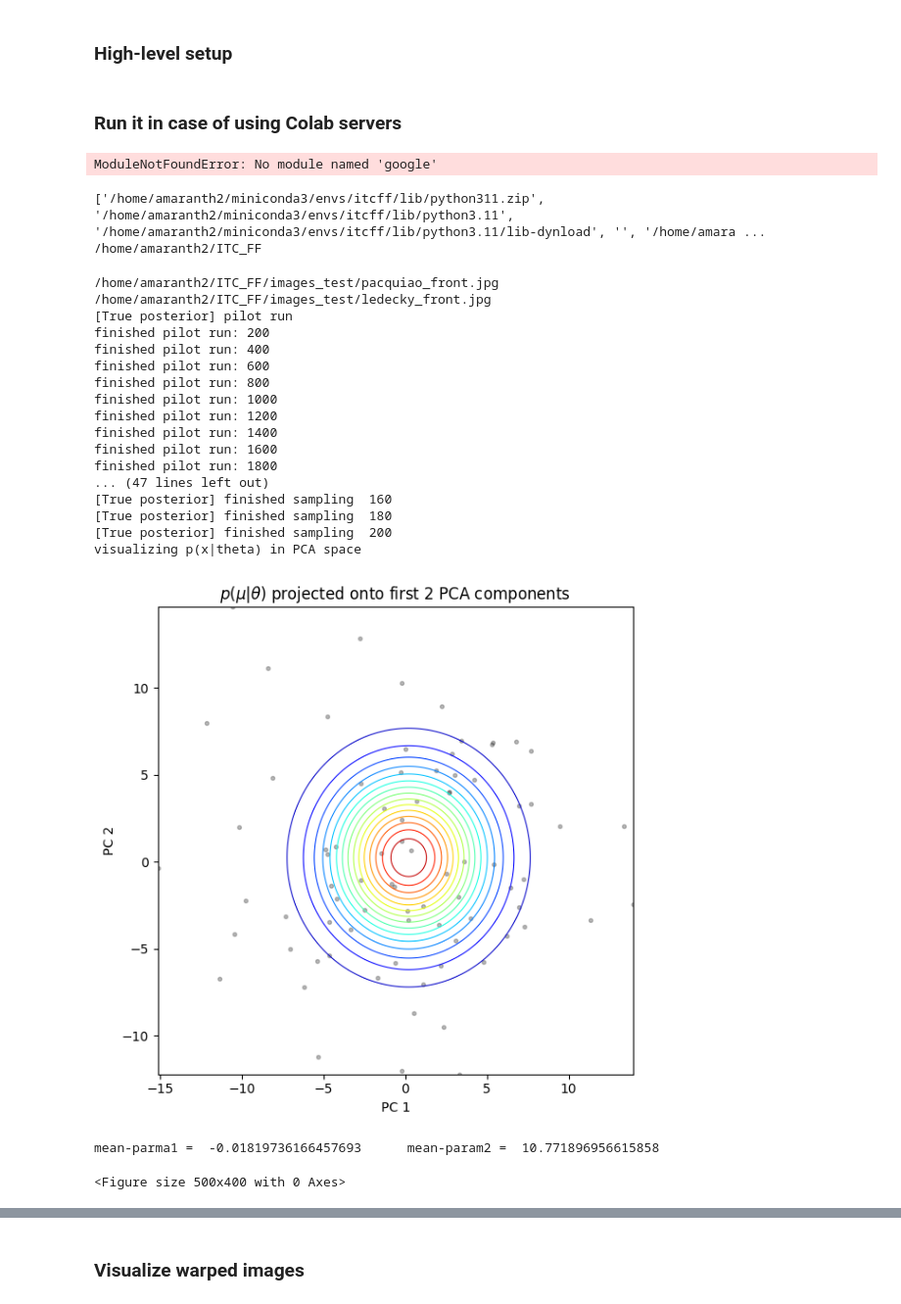
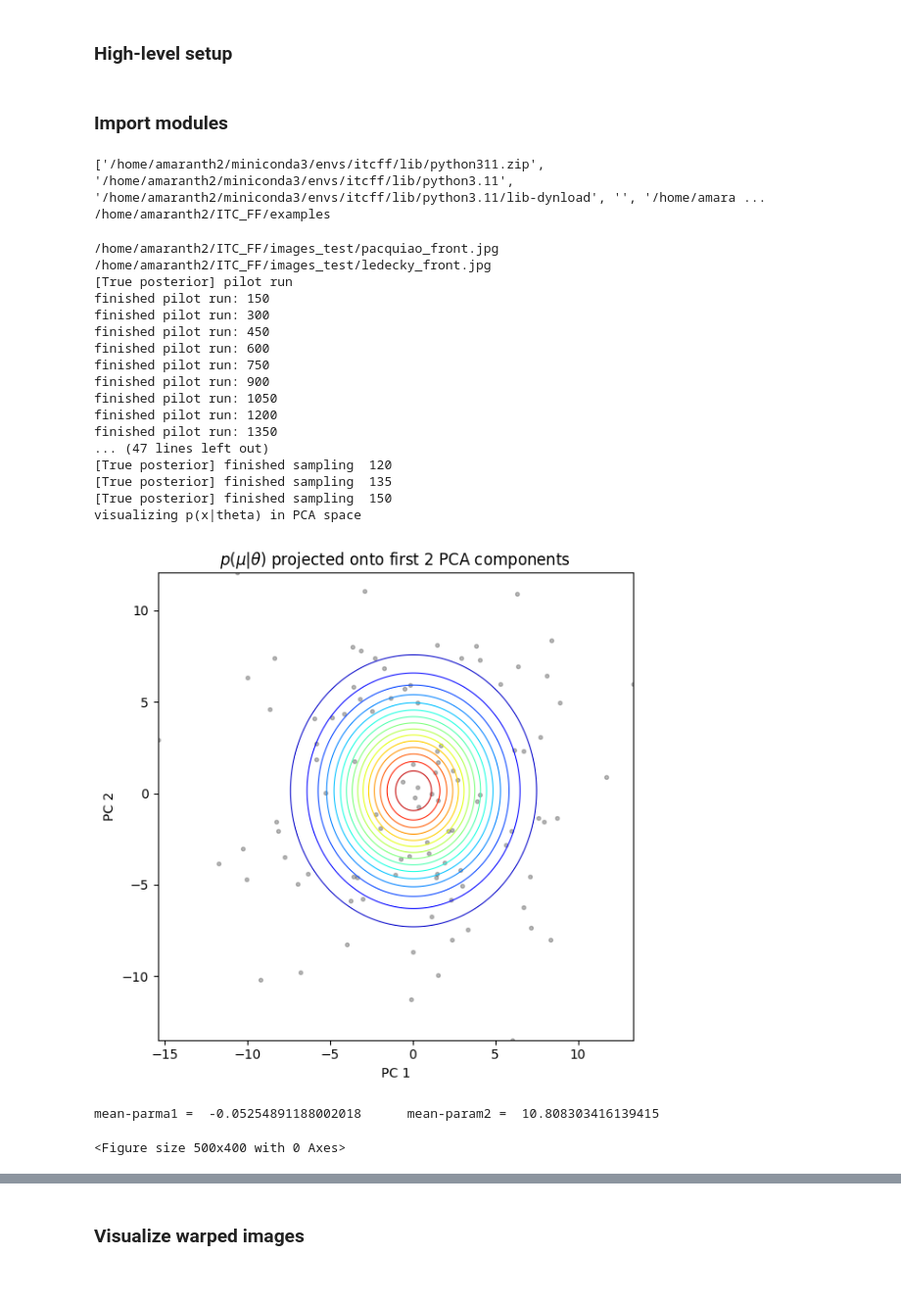
Before and after one commit to Vegnics/LiFIMI_Attack, a Jupyter notebook: examples/task_FFD_image.ipynb, the cells around one changed output, grey strips where cells are left out. Shown: that part at 98% size. Cells and saved outputs as stored; diff of their text form; code cells hidden in the pictures.

```diff
--- a/examples/task_FFD_image.ipynb
+++ b/examples/task_FFD_image.ipynb
@@ -10,25 +19,14 @@ NDE_NET = 'MAF'
-# %% [markdown]
-### Run it in case of using Colab servers
-# %%
-import sys
-from google.colab import drive
-!rm -rf LiFIMI_Attack
-!git clone https://github.com/Vegnics/LiFIMI_Attack.git
-sys.path.append("./LiFIMI_Attack")
-DIR = 'results/FFD'
-drive.mount('/content/drive')
-!cp -r /content/drive/MyDrive/SimpleFace ./
-IMG_FOLDER = "/content/SimpleFace"
-OUT_FOLDER = "/content/out_folder"
-# %% [output]
-ModuleNotFoundError: No module named 'google'
+# %% [markdown]
+### Import modules
 # %%
 import os, sys, inspect, time
 """
 solve the conflict between paths, and work dir
 """
-sys.path.append('../')
-os.chdir('../')
+CWD = os.getcwd()
+PROJ_DIR = os.path.dirname(CWD)
+sys.path.append(PROJ_DIR)
+#os.chdir('../')
 print(sys.path)
 print(os.getcwd())
 
@@ -44,29 +42,20 @@ from lfi.detsimul import problem_FFD,problem_FFD_image
 from lfi.utils import uos, umath
 # %% [output]
 ['/home/amaranth2/miniconda3/envs/itcff/lib/python311.zip', '/home/amaranth2/miniconda3/envs/itcff/lib/python3.11', '/home/amaranth2/miniconda3/envs/itcff/lib/python3.11/lib-dynload', '', '/home/amara ...
-/home/amaranth2/ITC_FF
+/home/amaranth2/ITC_FF/examples
 # %%
 DIR = 'results/FFD'
 #IMG_FOLDER = "/home/amaranth2/Downloads/SimpleFace"
 #IMG_FOLDER = os.path.join("/home/quinoa/LiFIMI_Attack","images_test")
-IMG_FOLDER = os.path.join("/home/amaranth2/ITC_FF","images_test")
+IMG_FOLDER = os.path.join(PROJ_DIR,"images_test")
 OUT_FOLDER = "/home/quinoa/out_folder"
-problem = problem_FFD_image.FFD_Image_Problem(N=200, n=80)
+problem = problem_FFD_image.FFD_Image_Problem(N=150, n=100)
 problem.img_folder = IMG_FOLDER
 problem.out_img_folder = OUT_FOLDER
 problem.true_mean = 0.0
 problem.true_var = 10.0
-# Get images for experiments
-#try:
-#    os.mkdir("img_temp")
-#except:
-#    pass
-#uos.download_image("https://i.ibb.co/1fhbrR7X/ledecky-front.jpg","img_temp/ledecky.jpg")
-#uos.download_image("https://i.ibb.co/HTmfq9LF/pacquiao-front.jpg","img_temp/pacquiao.jpg")
-#!curl -o ./img_temp/ledecky.jpg https://i.ibb.co/1fhbrR7X/ledecky-front.jpg
-#!curl -o ./img_temp/pacquiao.jpg https://i.ibb.co/HTmfq9LF/pacquiao-front.jpg
+# Read the images for experiments
 problem.get_work_imgs()
-!rm -rf img_temp
 
 true_theta = problem.get_true_theta()
 ## FFD parameter scale
@@ -80,44 +69,43 @@ problem.compute_pca(n_components=15)
 ## Pick a mu param
 #problem.y_obs, problem.imgs_obs = problem.statistics(data=problem.data_obs,images=problem.imgs_obs, theta=true_theta)
 problem.y_obs, _ = problem.statistics(data=problem.data_obs,images=problem.imgs_obs, theta=true_theta)
 
 ## Sample thetas from the true posterior
 true_samples = problem.sample_from_true_posterior()
 ## Get the true theta
 theta_true = problem.get_true_theta()
 
 ## Visualize the likelihood of the samples p(x|theta)
 problem.visualize()
 plt.figure(figsize=(5,4))
 visualization.plot_likelihood(samples=true_samples,
                               log_likelihood_function=problem.log_likelihood,
                               dimensions=(0,1),
                               bounded = False,
                               xmin = -2.0,
                               xmax = 2.0,
                               ymin = 0.0,
                               ymax = 25.0)
 plt.show()
 visualization.plot_samples(problem.data_obs)
-#uos.save_object(DIR, 'true_samples', true_samples)
 # %% [output]
 /home/amaranth2/ITC_FF/images_test/pacquiao_front.jpg
 /home/amaranth2/ITC_FF/images_test/ledecky_front.jpg
 [True posterior] pilot run
-finished pilot run: 200
-finished pilot run: 400
+finished pilot run: 150
+finished pilot run: 300
+finished pilot run: 450
 finished pilot run: 600
-finished pilot run: 800
-finished pilot run: 1000
+finished pilot run: 750
+finished pilot run: 900
+finished pilot run: 1050
 finished pilot run: 1200
-finished pilot run: 1400
-finished pilot run: 1600
-finished pilot run: 1800
+finished pilot run: 1350
 ... (47 lines left out)
-[True posterior] finished sampling  160
-[True posterior] finished sampling  180
-[True posterior] finished sampling  200
+[True posterior] finished sampling  120
+[True posterior] finished sampling  135
+[True posterior] finished sampling  150
 visualizing p(x|theta) in PCA space
-[figure, old version]
+[figure, new version]
-mean-parma1 =  -0.01819736166457693      mean-param2 =  10.771896956615858
+mean-parma1 =  -0.05254891188002018      mean-param2 =  10.808303416139415
 <Figure size 500x400 with 0 Axes>
```
Also changed, not shown: parts of 6 cells of this notebook, 1 other file.
